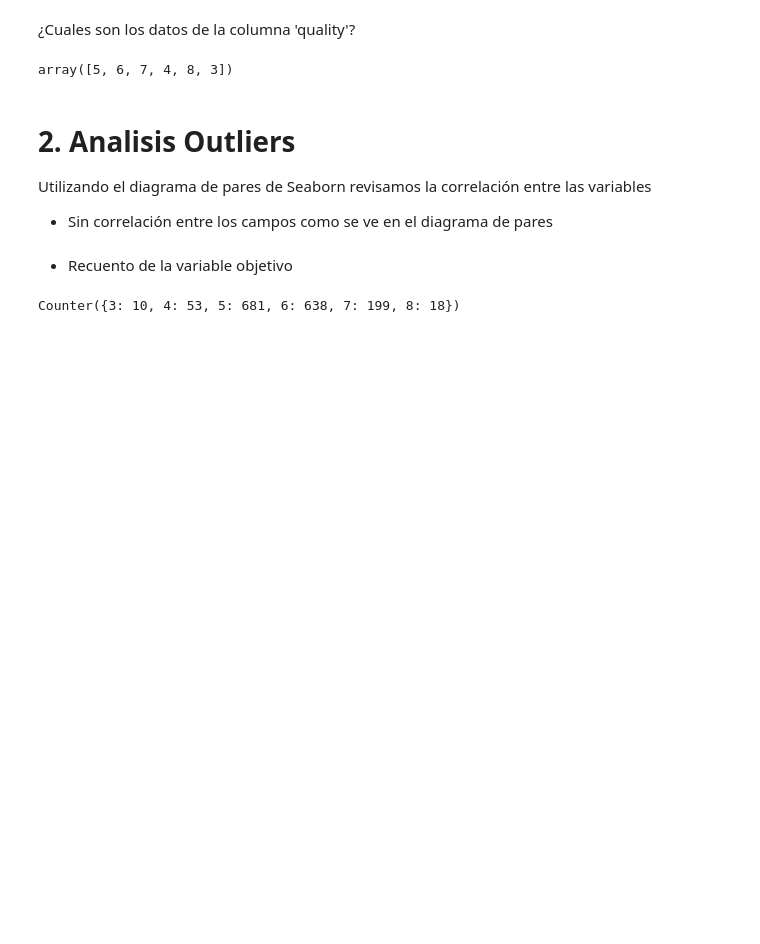
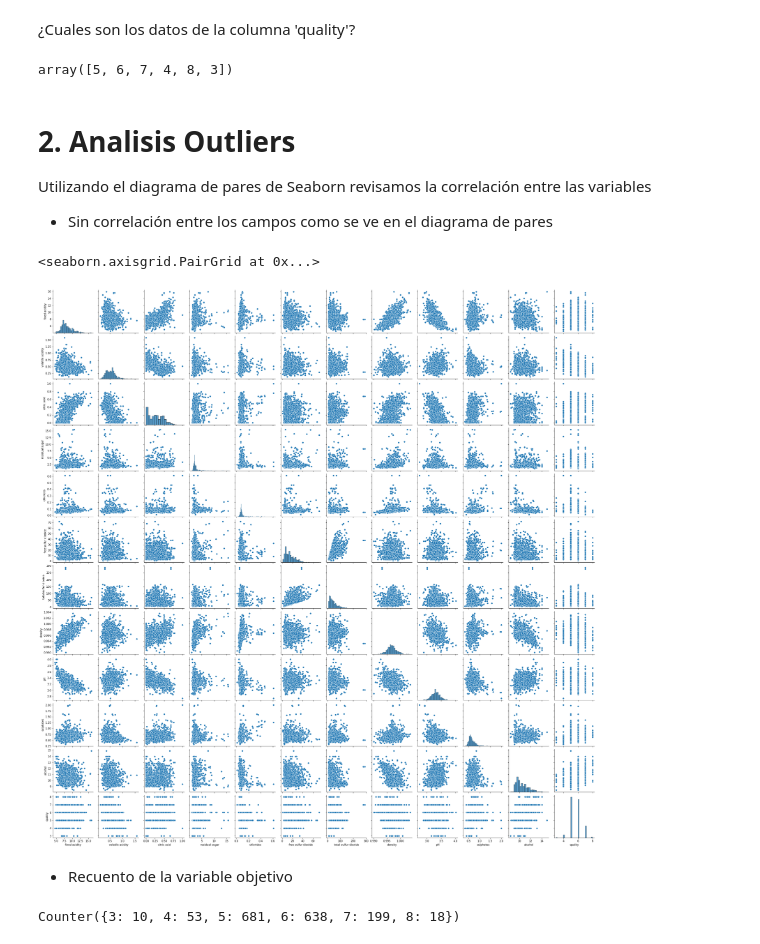
Before and after one commit to alexisfd/portafolio, a Jupyter notebook: wine/Wine.ipynb, the cells around one changed output. Saved outputs shown, nothing was run; the diff lists cells and outputs as text; code cells hidden in the pictures; blank space fills up the shorter version.

```diff
--- a/wine/Wine.ipynb
+++ b/wine/Wine.ipynb
@@ -125,7 +125,10 @@ Utilizando el diagrama de pares de Seaborn revisamos la correlación entre las v
 
 * Sin correlación entre los campos como se ve en el diagrama de pares
 # %%
-#sns.pairplot(data)
+sns.pairplot(data)
+# %% [output]
+<seaborn.axisgrid.PairGrid at 0x...>
+[figure, added]
 # %% [markdown]
 * Recuento de la variable objetivo
 # %%
```
